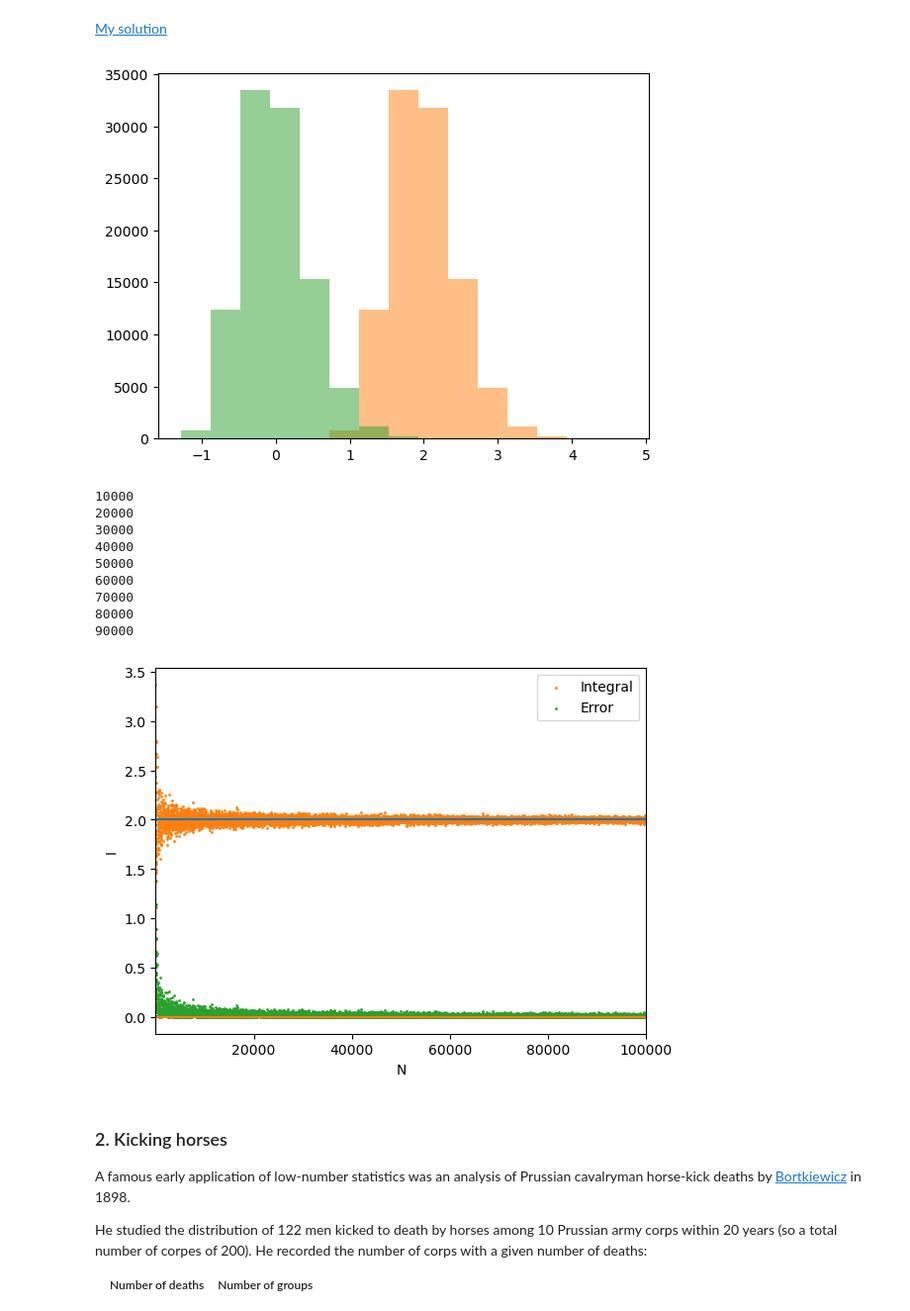
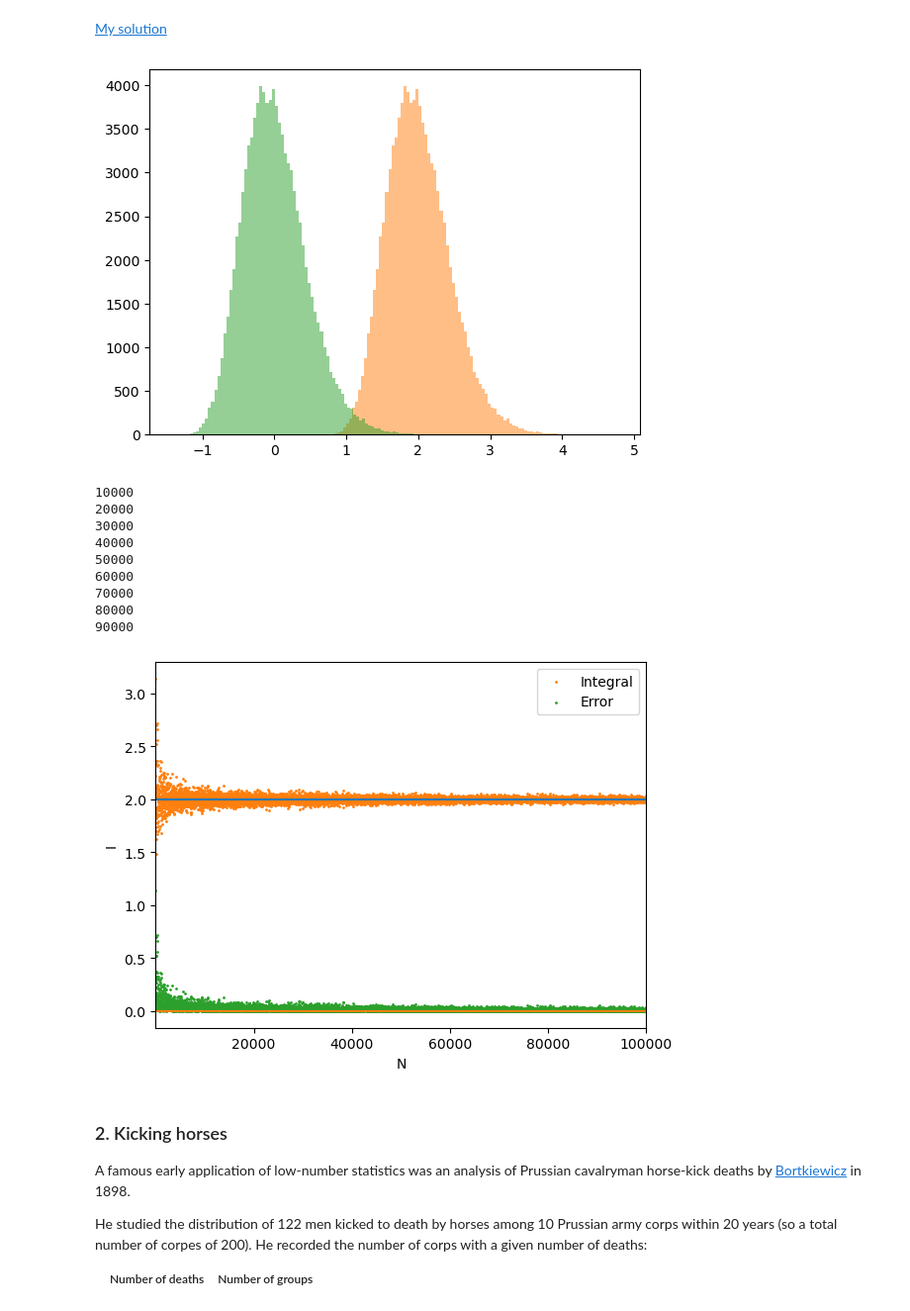
Before and after one commit to aadufour/astrostatistics_bicocca_2025, a Jupyter notebook: lectures/L03_probability.ipynb, the cells around one changed output. Shown at 99% size. Drawn from its saved outputs; the diff is of its cells as text; code cells hidden in the pictures.

```diff
--- a/lectures/L03_probability.ipynb
+++ b/lectures/L03_probability.ipynb
@@ -1097,8 +1097,8 @@ if True:
         I_err.append(I[toy]-I_th)
 
 
-    plt.hist(I,bins=10,color="C1", alpha=0.5)
-    plt.hist(I_err,bins=10, color="C2", alpha=0.5)
+    plt.hist(I,bins=100,color="C1", alpha=0.5)
+    plt.hist(I_err,bins=100, color="C2", alpha=0.5)
 
     plt.show()
 
@@ -1115,34 +1115,34 @@ if True:
 
         #integrating the module pf the function over (-inf, inf) and dividing by 2
         xi = np.abs(np.random.normal(mu, sigma, N))
 
         #REMEMBER: normalization!
         I.append(sigma* np.sqrt(2*np.pi) * np.mean(xi**3) / 2)
         I_err.append(np.abs(I[i]-I_th))
 
     #theoretical value
     # if False:
     #     print(2*sigma**4)
 
 
     plt.scatter([10*i for i in range(10000)], I, c="C1",s=1, label="Integral")
     # plt.xscale("log")
     plt.xlim(9, 1e8)
     plt.xlabel("N")
     plt.ylabel("I")
     plt.plot(np.linspace(0, 1e6, 1000), np.full(1000, 2));
 
 
     plt.scatter([10*i for i in range(10000)], I_err, c="C2", s=1, label="Error")
     # plt.xscale("log")
     plt.xlim(9, 1e5)
     plt.xlabel("N")
     # plt.ylabel("I_err")
     plt.plot(np.linspace(0, 1e6, 1000), np.full(1000, 0),);
 
     plt.legend(loc='upper right')
 # %% [output]
-[figure, old version]
+[figure, new version]
 10000
 20000
 30000
@@ -1152,7 +1152,7 @@ if True:
 70000
 80000
 90000
-[figure, old version]
+[figure, new version]
 # %% [markdown]
 ### 2. Kicking horses
 
```
Also changed, not shown: parts of 1 cell of this notebook, 1 other file.
